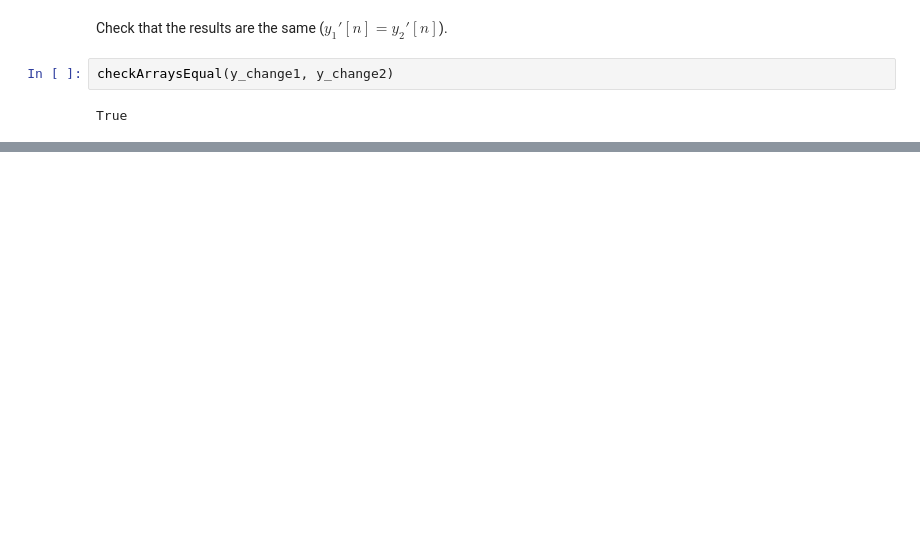
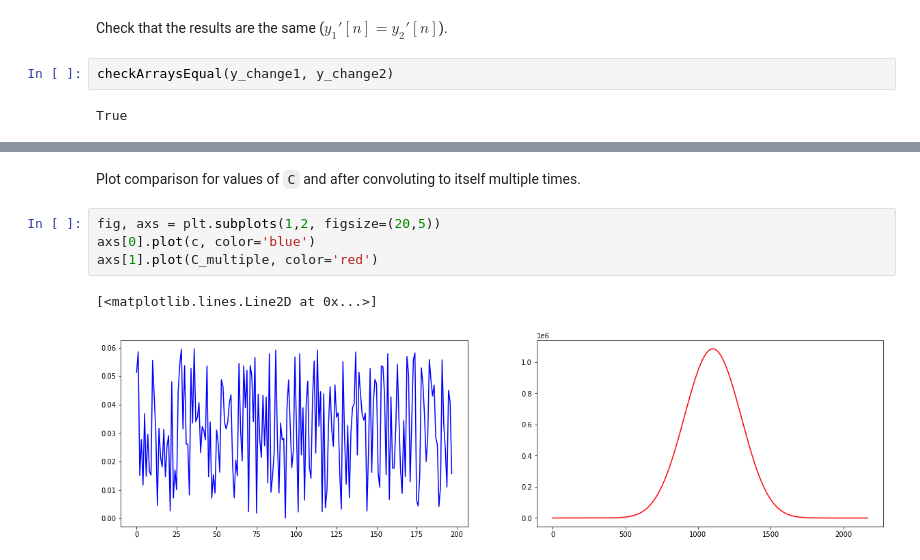
Before and after one commit to paucabral/dsp-activities, a Jupyter notebook: Activity 5 - Proving Mathematical Properties.ipynb, the cells around one changed output, grey strips where cells are left out. Cells and saved outputs as stored; diff of their text form; blank space fills up the shorter version.

```diff
--- a/Activity 5 - Proving Mathematical Properties.ipynb
+++ b/Activity 5 - Proving Mathematical Properties.ipynb
@@ -237,0 +470,9 @@ True
+# %% [markdown]
+Plot comparison for values of `C` and after convoluting to itself multiple times.
+# %%
+fig, axs = plt.subplots(1,2, figsize=(20,5))
+axs[0].plot(c, color='blue')
+axs[1].plot(C_multiple, color='red')
+# %% [output]
+[<matplotlib.lines.Line2D at 0x...>]
+[figure, added]
```
Also changed, not shown: parts of 34 cells of this notebook, 1 other file.
